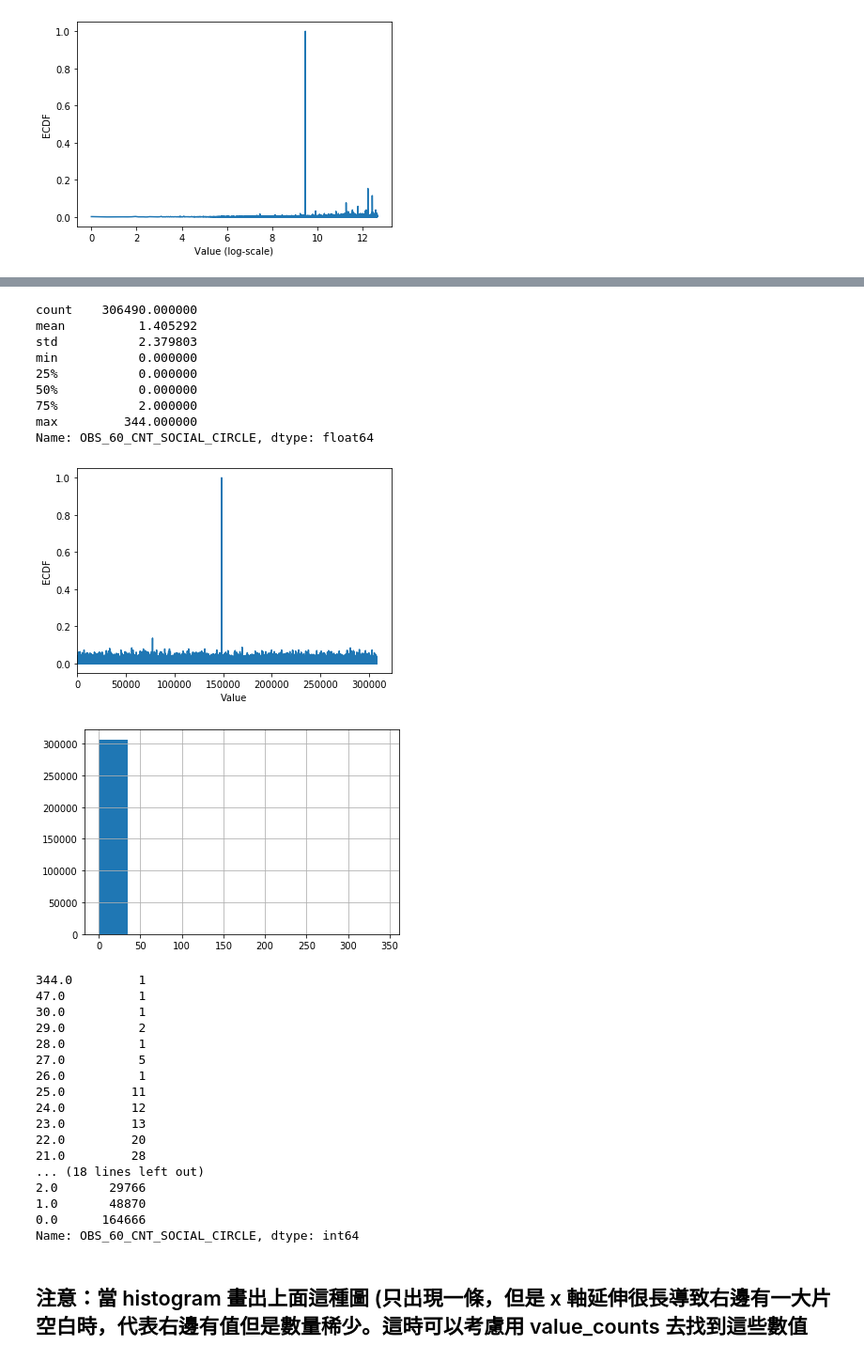
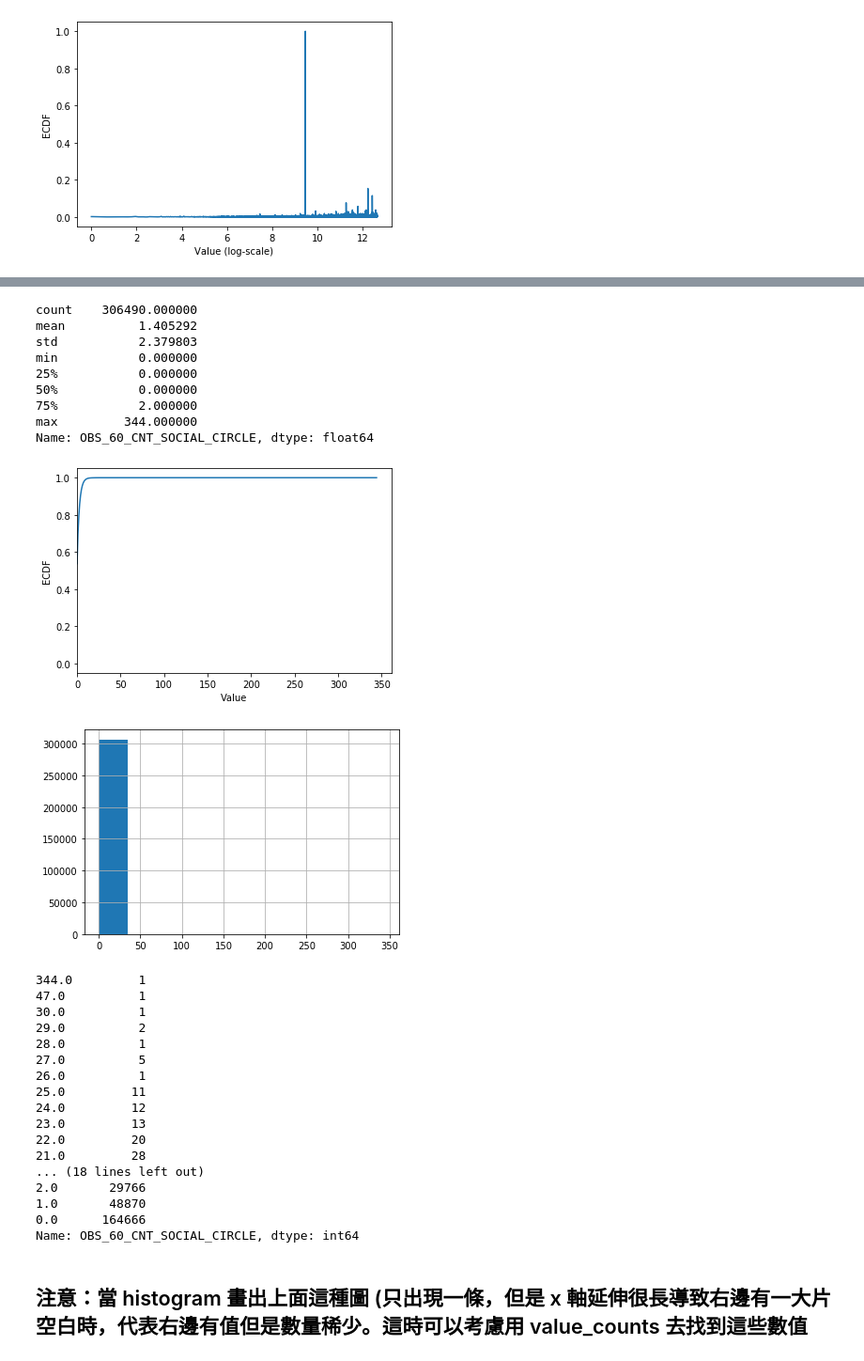
Before and after one commit to arthung/DL-CVMarathon, a Jupyter notebook: Day_009_HW.ipynb, the cells around one changed output, grey strips where cells are left out. Shown: that part at 94% size. Cells and saved outputs as stored; diff of their text form; code cells hidden in the pictures.

```diff
--- a/Day_009_HW.ipynb
+++ b/Day_009_HW.ipynb
@@ -296,35 +296,35 @@ Name: REGION_POPULATION_RELATIVE, Length: 81, dtype: int64
 # %%
 # 最大值落在分布之外
 print(app_train['OBS_60_CNT_SOCIAL_CIRCLE'].describe())
 
 # 繪製 Empirical Cumulative Density Plot (ECDF)
 """
 Your Code Here
 """
-
-cdf = app_train['OBS_60_CNT_SOCIAL_CIRCLE']
+#app_train.OBS_60_CNT_SOCIAL_CIRCLE.value_counts().sort_index().cumsum()
+cdf = app_train['OBS_60_CNT_SOCIAL_CIRCLE'].value_counts().sort_index().cumsum()
 
 
 plt.plot(list(cdf.index), cdf/cdf.max())
 plt.xlabel('Value')
 plt.ylabel('ECDF')
 plt.xlim([cdf.index.min() * 0.95, cdf.index.max() * 1.05])
 plt.ylim([-0.05,1.05]) # 限制顯示圖片的範圍
 plt.show()
 app_train['OBS_60_CNT_SOCIAL_CIRCLE'].hist()
 plt.show()
 print(app_train['OBS_60_CNT_SOCIAL_CIRCLE'].value_counts().sort_index(ascending = False))
 # %% [output]
 count    306490.000000
 mean          1.405292
 std           2.379803
 min           0.000000
 25%           0.000000
 50%           0.000000
 75%           2.000000
 max         344.000000
 Name: OBS_60_CNT_SOCIAL_CIRCLE, dtype: float64
-[figure, old version]
+[figure, new version]
 [figure]
 344.0         1
 47.0          1
```
Also changed, not shown: parts of 3 cells of this notebook.
